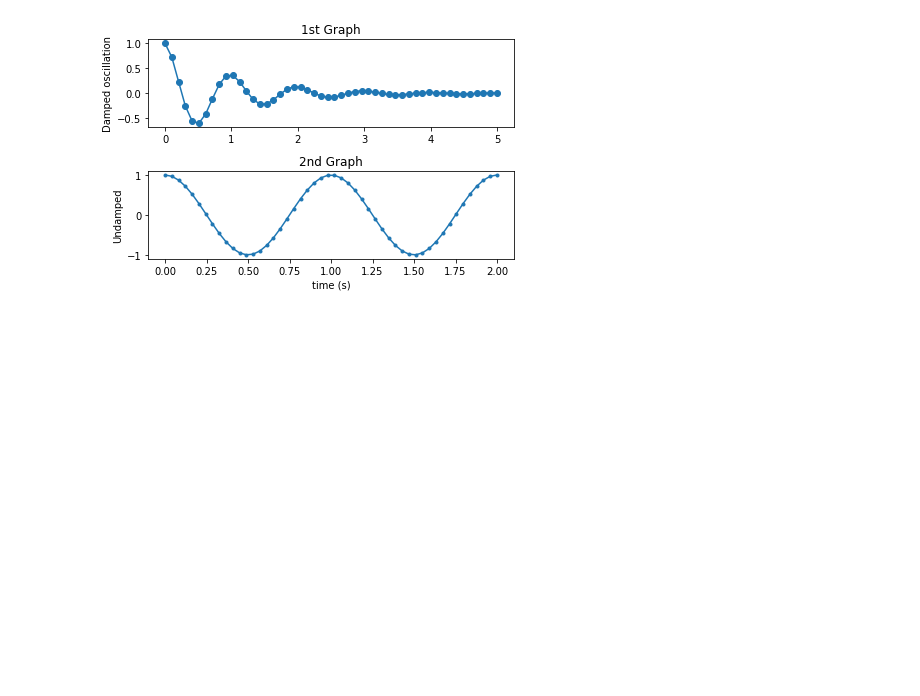
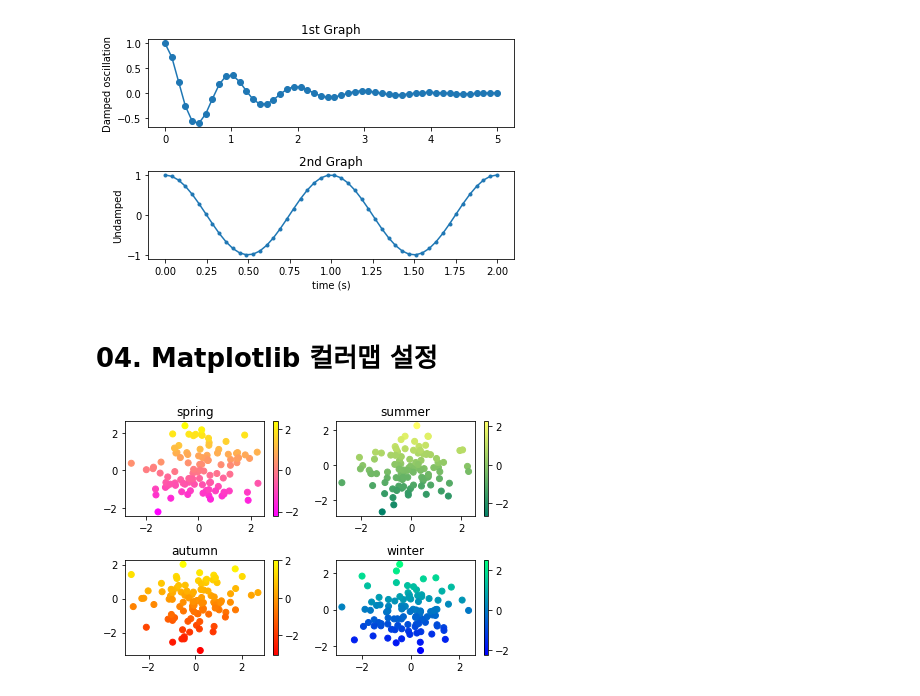
Before and after one commit to goodDev-junhyuk/JupyterNotebook, a Jupyter notebook: Matplotlib_Pie_Chart.ipynb, the cells around one changed output. Cells and saved outputs as stored; diff of their text form; code cells hidden in the pictures; blank space fills up the shorter version.

```diff
--- a/Matplotlib_Pie_Chart.ipynb
+++ b/Matplotlib_Pie_Chart.ipynb
@@ -80,3 +80,43 @@ plt.tight_layout()
 plt.show()
 # %% [output]
 [figure]
+# %% [markdown]
+# 04. Matplotlib 컬러맵 설정
+# %%
+import matplotlib.pyplot as plt
+import numpy as np
+
+np.random.seed(0)
+arr = np.random.standard_normal((8, 100))
+
+# subplot 함수를 사용하여 네 영역에 각각의 그래프 표현.
+
+plt.subplot(2, 2, 1)
+#plt.scatter(arr[0], arr[1], c=arr[1], cmap = 'spring')
+plt.scatter(arr[0], arr[1], c=arr[1])
+plt.spring()
+plt.title('spring')
+plt.colorbar()
+
+plt.subplot(2, 2, 2)
+plt.scatter(arr[2], arr[3], c=arr[3])
+plt.summer()
+plt.title('summer')
+plt.colorbar()
+
+plt.subplot(2, 2, 3)
+plt.scatter(arr[4], arr[5], c=arr[5])
+plt.autumn()
+plt.title('autumn')
+plt.colorbar()
+
+plt.subplot(2, 2, 4)
+plt.scatter(arr[6], arr[7], c=arr[7])
+plt.winter()
+plt.title('winter')
+plt.colorbar()
+
+plt.tight_layout()
+plt.show()
+# %% [output]
+[figure, added]
```
